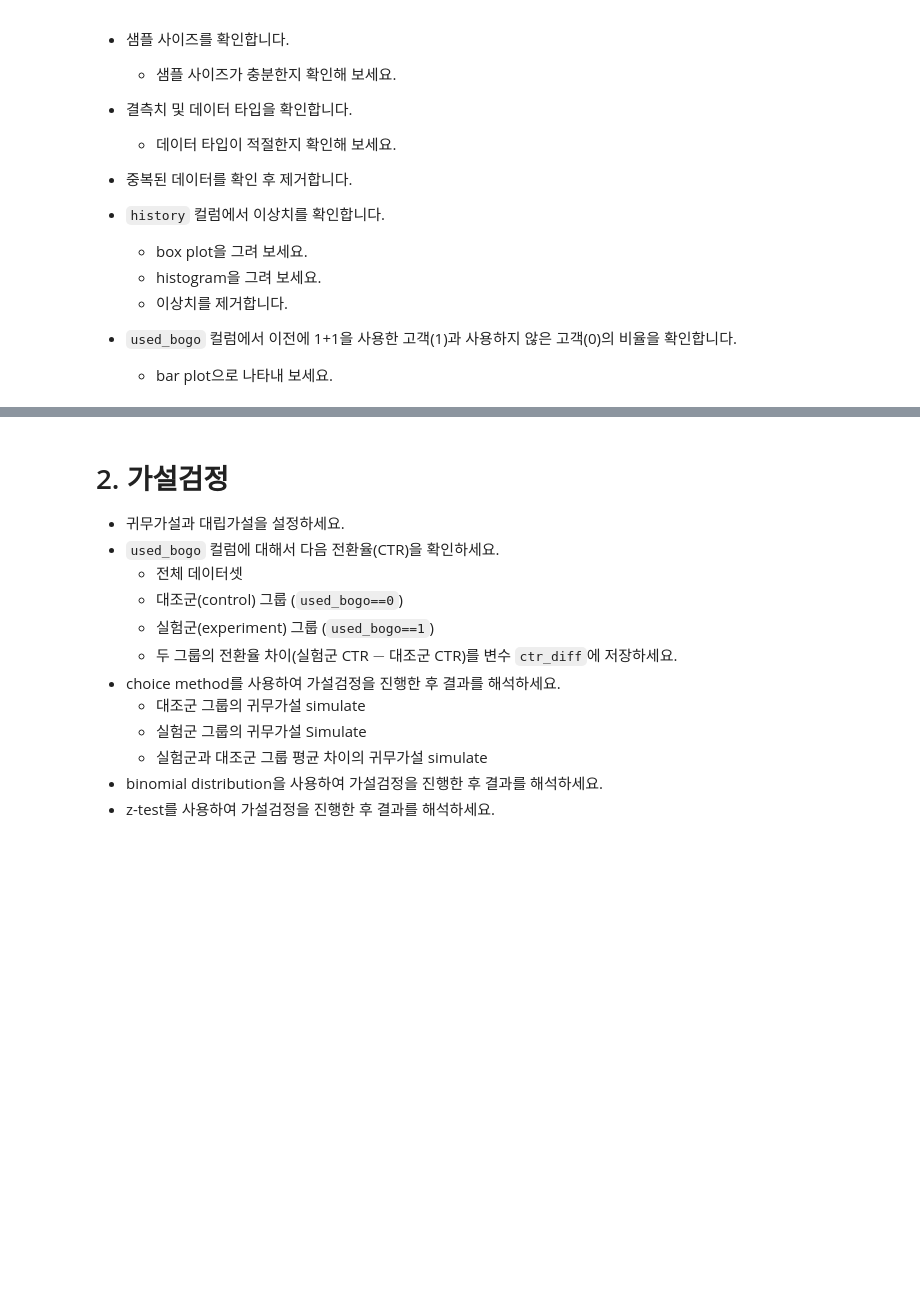
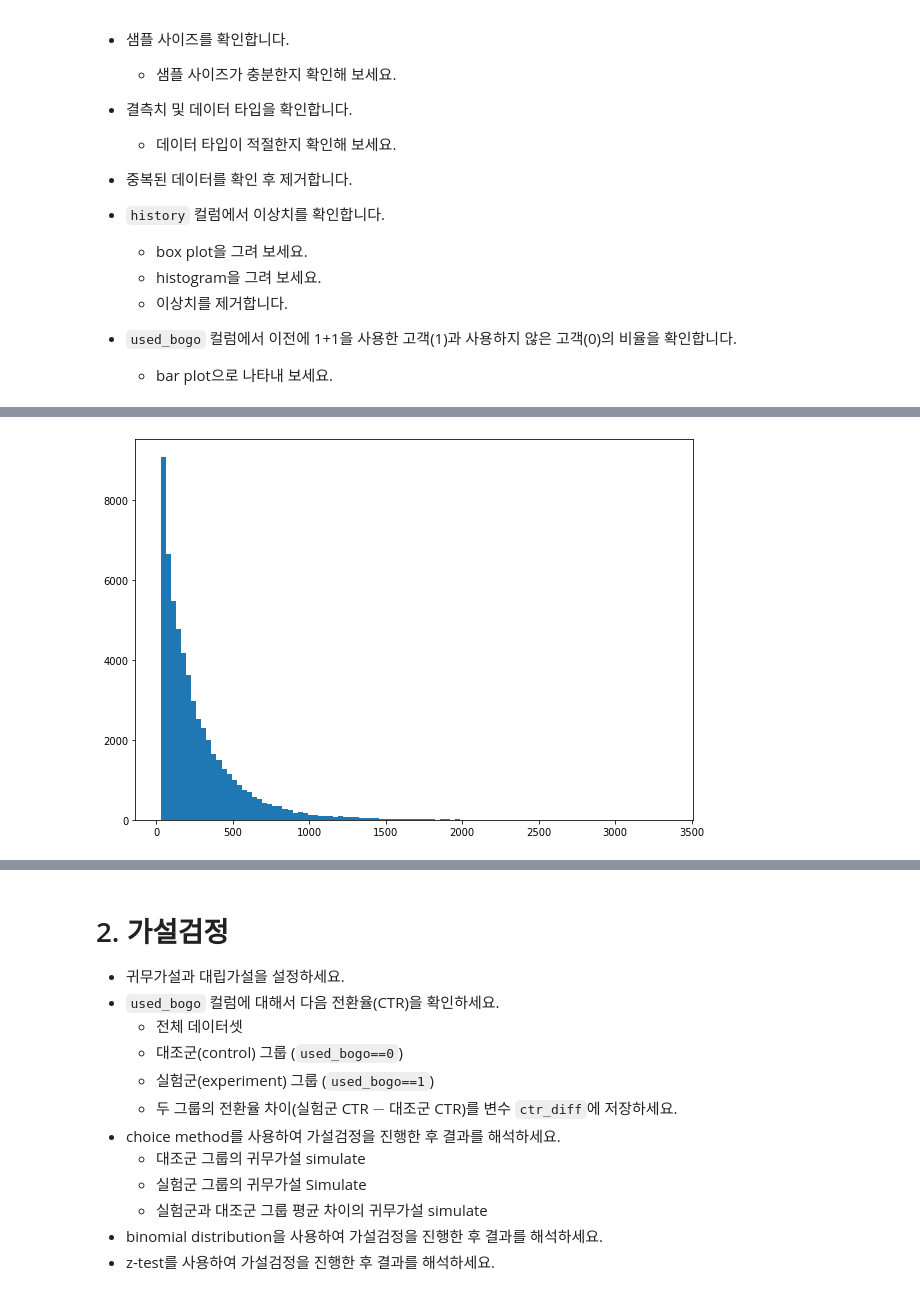
Before and after one commit to p65454/codestates, a Jupyter notebook: n124-AB-test/n124a - AB Test.ipynb, the cells around one changed output, grey strips where cells are left out. Drawn from its saved outputs; the diff is of its cells as text; code cells hidden in the pictures; blank space fills up the shorter version.

```diff
--- a/n124-AB-test/n124a - AB Test.ipynb
+++ b/n124-AB-test/n124a - AB Test.ipynb
@@ -33,0 +161,7 @@
+# %%
+#histogram을 그려 보세요.
+plt.figure(figsize = (10,7))
+plt.hist(df_clean_duplicates['history'],bins = 100, label = 'history')
+plt.show()
+# %% [output]
+[figure, added]
```
Also changed, not shown: parts of 17 cells of this notebook.
